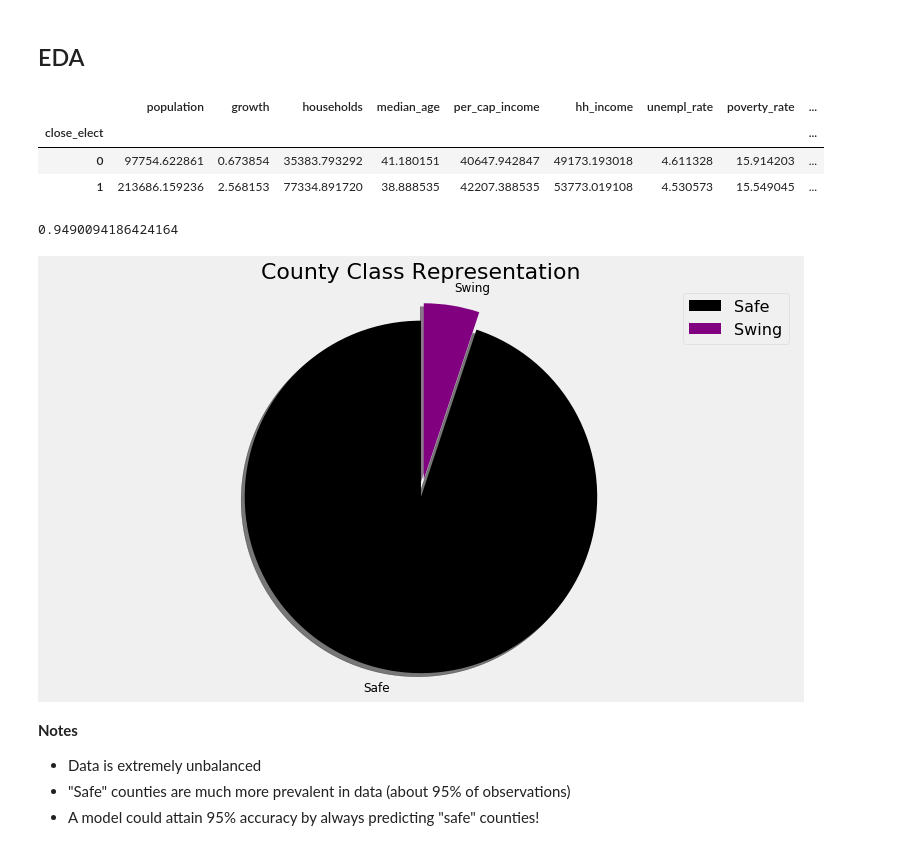
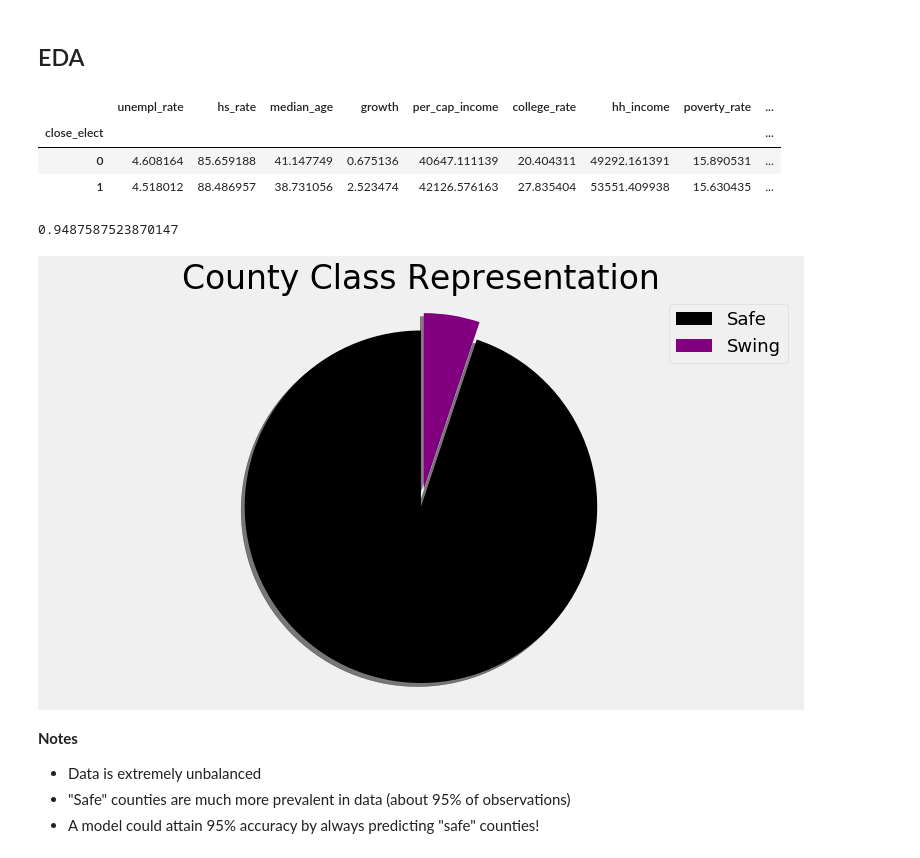
Before and after one commit to kevscon/Project-3, a Jupyter notebook: modeling.ipynb, the cells around one changed output. Saved outputs shown, nothing was run; the diff lists cells and outputs as text; code cells hidden in the pictures.

```diff
--- a/modeling.ipynb
+++ b/modeling.ipynb
@@ -102,6 +167,3 @@ df.head()
-# %%
-# drop nans
-df.dropna(inplace=True);
 # %% [markdown]
 ## Dataframes
 # %%
@@ -116,10 +178,10 @@ y = df.iloc[:, 13]
 # inspect mean values of features for not-close vs close outcomes
 df.groupby('close_elect').mean()
 # %% [output]
-|  | population | growth | households | median_age | per_cap_income | hh_income | unempl_rate | poverty_rate | ... |
+|  | unempl_rate | hs_rate | median_age | growth | per_cap_income | college_rate | hh_income | poverty_rate | ... |
 | close_elect |  |  |  |  |  |  |  |  | ... |
-| 0 | 97754.622861 | 0.673854 | 35383.793292 | 41.180151 | 40647.942847 | 49173.193018 | 4.611328 | 15.914203 | ... |
-| 1 | 213686.159236 | 2.568153 | 77334.891720 | 38.888535 | 42207.388535 | 53773.019108 | 4.530573 | 15.549045 | ... |
+| 0 | 4.608164 | 85.659188 | 41.147749 | 0.675136 | 40647.111139 | 20.404311 | 49292.161391 | 15.890531 | ... |
+| 1 | 4.518012 | 88.486957 | 38.731056 | 2.523474 | 42126.576163 | 27.835404 | 53551.409938 | 15.630435 | ... |
 # %%
 close = (df['close_elect'] == 1).sum()
 not_close = (df['close_elect'] == 0).sum()
@@ -127,23 +189,23 @@ not_close = (df['close_elect'] == 0).sum()
 # baseline, null model accuracy - guess '0' every time
 (df['close_elect'] == 0).sum() / len(df)
 # %% [output]
-0.9490094186424164
+0.9487587523870147
 # %%
 # plot pie chart
 
 sizes = [not_close, close]
 explode = (0, 0.1)
 colors = ['black', 'purple']
 
 fig, ax = plt.subplots()
-ax.pie(sizes, labels=['Safe', 'Swing'], explode=explode, colors=colors,
+ax.pie(sizes, labels=['', ''], explode=explode, colors=colors,
         shadow=True, startangle=90)
 ax.axis('equal') # circle shape
 ax.set_title('County Class Representation')
-ax.legend();
-# plt.savefig('model_output/cls_rep.png')
+ax.legend(['Safe', 'Swing']);
+plt.savefig('model_output/cls_rep.png', bbox_inches='tight', facecolor='w')
 # %% [output]
-[figure, old version]
+[figure, new version]
 # %% [markdown]
 **Notes**
 - Data is extremely unbalanced
```
Also changed, not shown: parts of 115 cells of this notebook, 4 other files.
